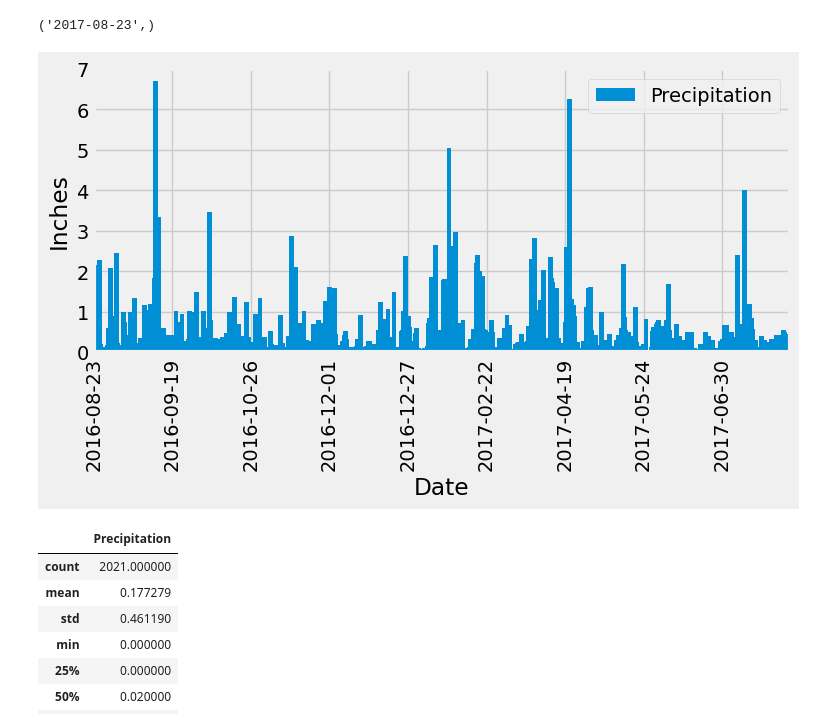
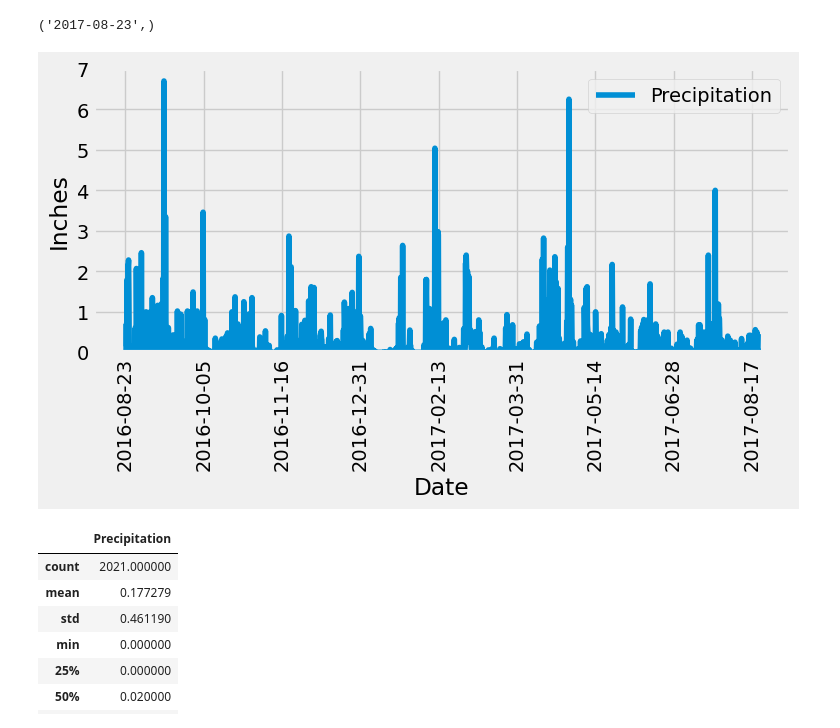
Before and after one commit to vt-bekah/sqlalchemy-challenge, a Jupyter notebook: SurfsUp/climate.ipynb, the cells around one changed output. Drawn from its saved outputs; the diff is of its cells as text; code cells hidden in the pictures.

Commit message:
simplified code for precipitation bar chart

```diff
--- a/SurfsUp/climate.ipynb
+++ b/SurfsUp/climate.ipynb
@@ -45,54 +45,34 @@ session.query(measurement.date).order_by(measurement.date.desc()).first()
 # %%
 # Design a query to retrieve the last 12 months of precipitation data and plot the results.
 # Starting from the most recent data point in the database.
 
 # Calculate the date one year from the last date in data set.
 year_ago = dt.date(2017,8,23) - dt.timedelta(days=365)
 
 # Perform a query to retrieve the date and precipitation scores and sort by date
 # Not used to follow the instructions explicitly for sorting after the data is in a dataframe
 # precip_12mo = session.query(measurement.date, measurement.prcp).filter(measurement.date>=year_ago).order_by(measurement.date).all()
 
 # Perform a query to retrieve the date and precipitation scores not sorted
 precip_12mo = session.query(measurement.date, measurement.prcp).\
     filter(measurement.date>=year_ago).\
     filter(measurement.prcp!="NaN").all()
 
 # Save the query results as a Pandas DataFrame. Explicitly set the column names
 precip_12mo_df = pd.DataFrame(precip_12mo, columns=["Date", "Precipitation"])
 
 # Sort the dataframe by date
 precip_12mo_df = precip_12mo_df.sort_values(by=["Date"]).reset_index()
 
-
 # Use Pandas Plotting with Matplotlib to plot the data
-# The image in the instructions do not show zero values in the bar plot so...
-# Drop zero values in the dataframe
-precip_notzero = precip_12mo_df[precip_12mo_df["Precipitation"] > 0]
-
-ax = precip_notzero.plot(kind="bar", figsize=(8,3.5),
-                    x="Date", y="Precipitation",
-                    rot="vertical", width=8)
-
-# Format y axis
-ax.set_ylim(0,7)
-ax.set_ylabel("Inches")
-# Format xaxis to show dats at roughly evenly spaced intervals
-ax.set_xlim(0,len(precip_notzero)+5)
-ax.set_xticks([0,130,260,390,520,650,780,910,1040])
-ax.set_xticklabels([precip_notzero["Date"].loc[precip_notzero.index[0]],
-                    precip_notzero["Date"].loc[precip_notzero.index[125]],
-                    precip_notzero["Date"].loc[precip_notzero.index[250]],
-                    precip_notzero["Date"].loc[precip_notzero.index[375]],
-                    precip_notzero["Date"].loc[precip_notzero.index[500]],
-                    precip_notzero["Date"].loc[precip_notzero.index[625]],
-                    precip_notzero["Date"].loc[precip_notzero.index[750]],
-                    precip_notzero["Date"].loc[precip_notzero.index[875]],
-                    precip_notzero["Date"].loc[precip_notzero.index[1000]]])
-
+precip_12mo_df.plot(figsize=(8,3.5), rot="vertical",
+                    x="Date", y="Precipitation")
+plt.ylabel("Inches")
+plt.ylim(0,7)
+plt.tight_layout
 plt.show()
 # %% [output]
-[figure, old version]
+[figure, new version]
 # %%
 # Use Pandas to calculate the summary statistics for the precipitation data
 # Reference pulling in quartiles to the aggregate example from Stack Overflow:
```
